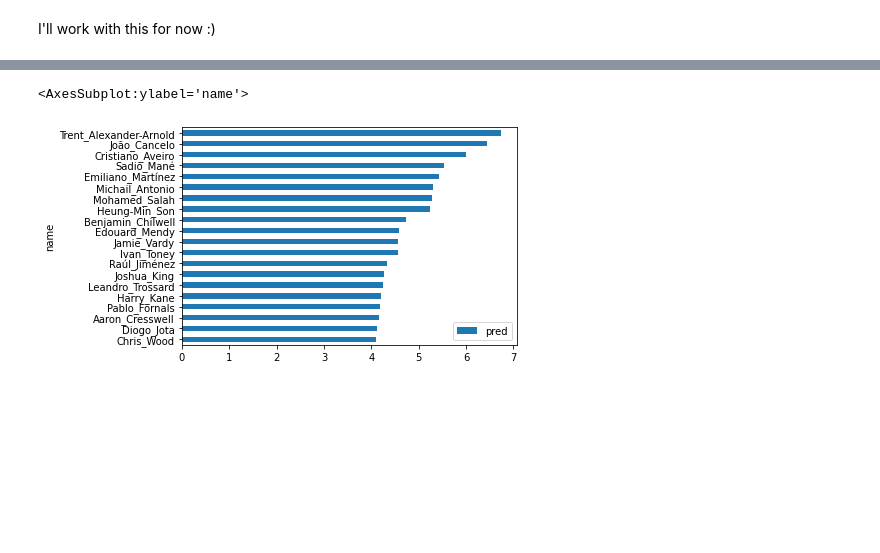
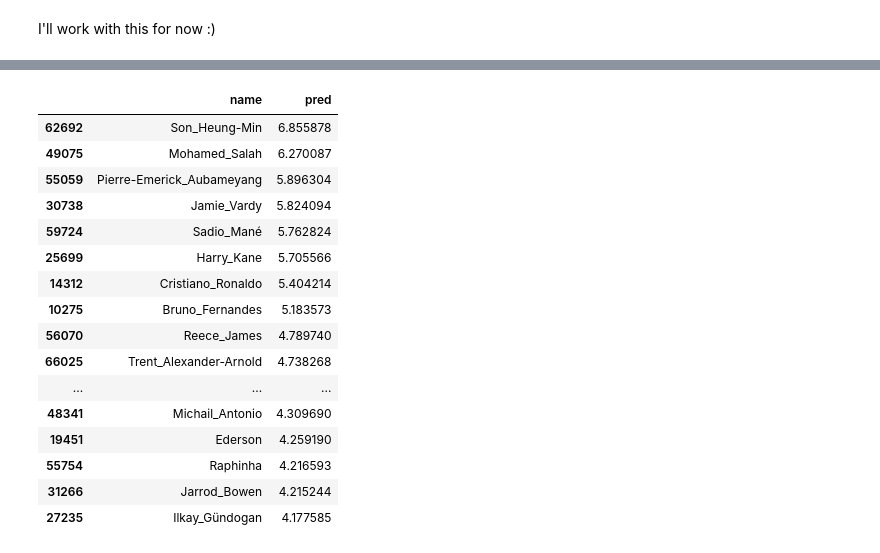
Before and after one commit to oli5679/FantasyFootball, a Jupyter notebook: 002-player-points-forecast.ipynb, the cells around one changed output, grey strips where cells are left out. Cells and saved outputs as stored; diff of their text form; code cells hidden in the pictures; blank space fills up the shorter version.

```diff
--- a/002-player-points-forecast.ipynb
+++ b/002-player-points-forecast.ipynb
@@ -267,7 +273,22 @@ _X_test = X_test.copy()
 _X_test['pred'] = reg_2.predict(X_test)
 _X_test['name'] = test.clean_name
 # %%
-_X_test.drop_duplicates(subset=['name'],keep='last')[['name','pred']].set_index('name').sort_values(by='pred').tail(20).plot.barh()
+_X_test.drop_duplicates(subset=['name'],keep='last')[['name','pred']].sort_values(by='pred',ascending=False).head(20)
 # %% [output]
-<AxesSubplot:ylabel='name'>
-[figure, removed]
+|  | name | pred |
+| 62692 | Son_Heung-Min | 6.855878 |
+| 49075 | Mohamed_Salah | 6.270087 |
+| 55059 | Pierre-Emerick_Aubameyang | 5.896304 |
+| 30738 | Jamie_Vardy | 5.824094 |
+| 59724 | Sadio_Mané | 5.762824 |
+| 25699 | Harry_Kane | 5.705566 |
+| 14312 | Cristiano_Ronaldo | 5.404214 |
+| 10275 | Bruno_Fernandes | 5.183573 |
+| 56070 | Reece_James | 4.789740 |
+| 66025 | Trent_Alexander-Arnold | 4.738268 |
+| ... | ... | ... |
+| 48341 | Michail_Antonio | 4.309690 |
+| 19451 | Ederson | 4.259190 |
+| 55754 | Raphinha | 4.216593 |
+| 31266 | Jarrod_Bowen | 4.215244 |
+| 27235 | Ilkay_Gündogan | 4.177585 |
```
Also changed, not shown: parts of 30 cells of this notebook, 1 other file.
